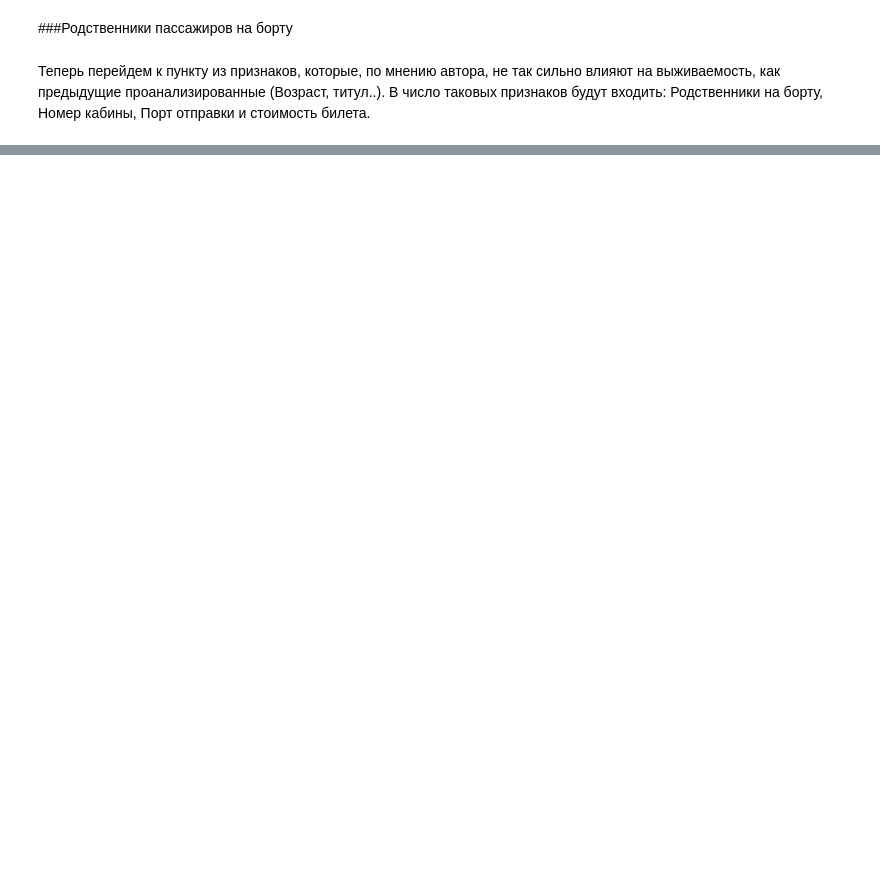
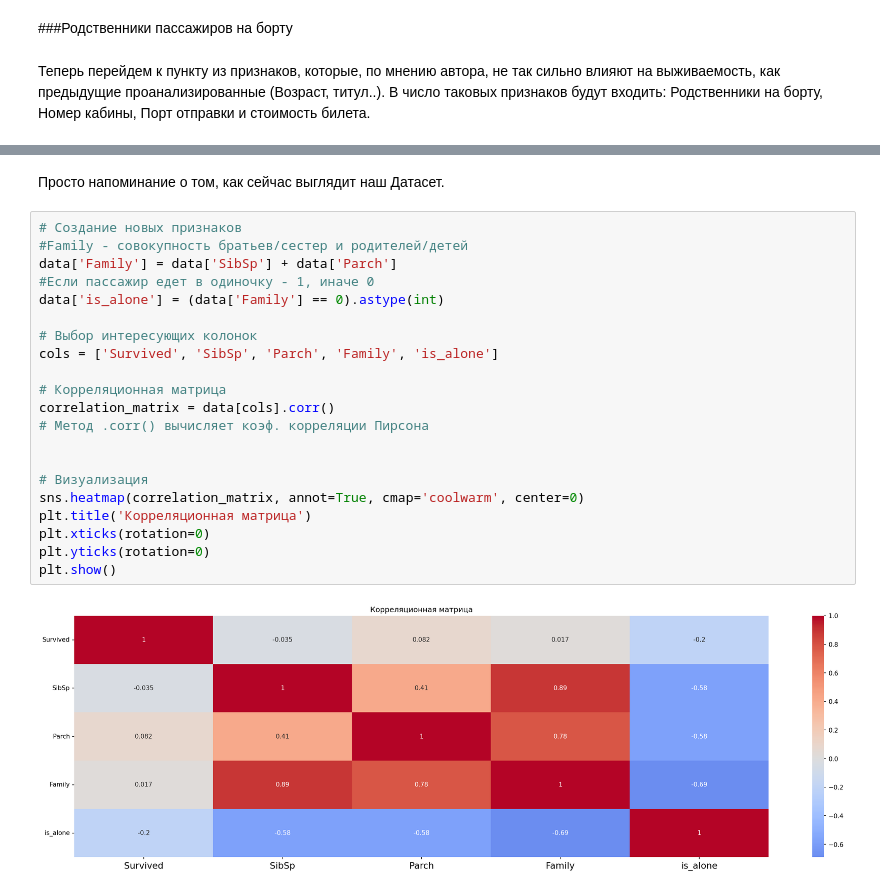
Before and after one commit to neuezeldaa/TItanic_Kaggle, a Jupyter notebook: Titanic_Kaggle_Zolotov.ipynb, the cells around one changed output, grey strips where cells are left out. Saved outputs shown, nothing was run; the diff lists cells and outputs as text; blank space fills up the shorter version.

```diff
--- a/Titanic_Kaggle_Zolotov.ipynb
+++ b/Titanic_Kaggle_Zolotov.ipynb
@@ -503,0 +513,25 @@ Class
+# %% [markdown]
+Просто напоминание о том, как сейчас выглядит наш Датасет.
+# %%
+# Создание новых признаков
+#Family - совокупность братьев/сестер и родителей/детей
+data['Family'] = data['SibSp'] + data['Parch']
+#Если пассажир едет в одиночку - 1, иначе 0
+data['is_alone'] = (data['Family'] == 0).astype(int)
+
+# Выбор интересующих колонок
+cols = ['Survived', 'SibSp', 'Parch', 'Family', 'is_alone']
+
+# Корреляционная матрица
+correlation_matrix = data[cols].corr()
+# Метод .corr() вычисляет коэф. корреляции Пирсона
+
+
+# Визуализация
+sns.heatmap(correlation_matrix, annot=True, cmap='coolwarm', center=0)
+plt.title('Корреляционная матрица')
+plt.xticks(rotation=0)
+plt.yticks(rotation=0)
+plt.show()
+# %% [output]
+[figure, added]
```
Also changed, not shown: parts of 8 cells of this notebook.
